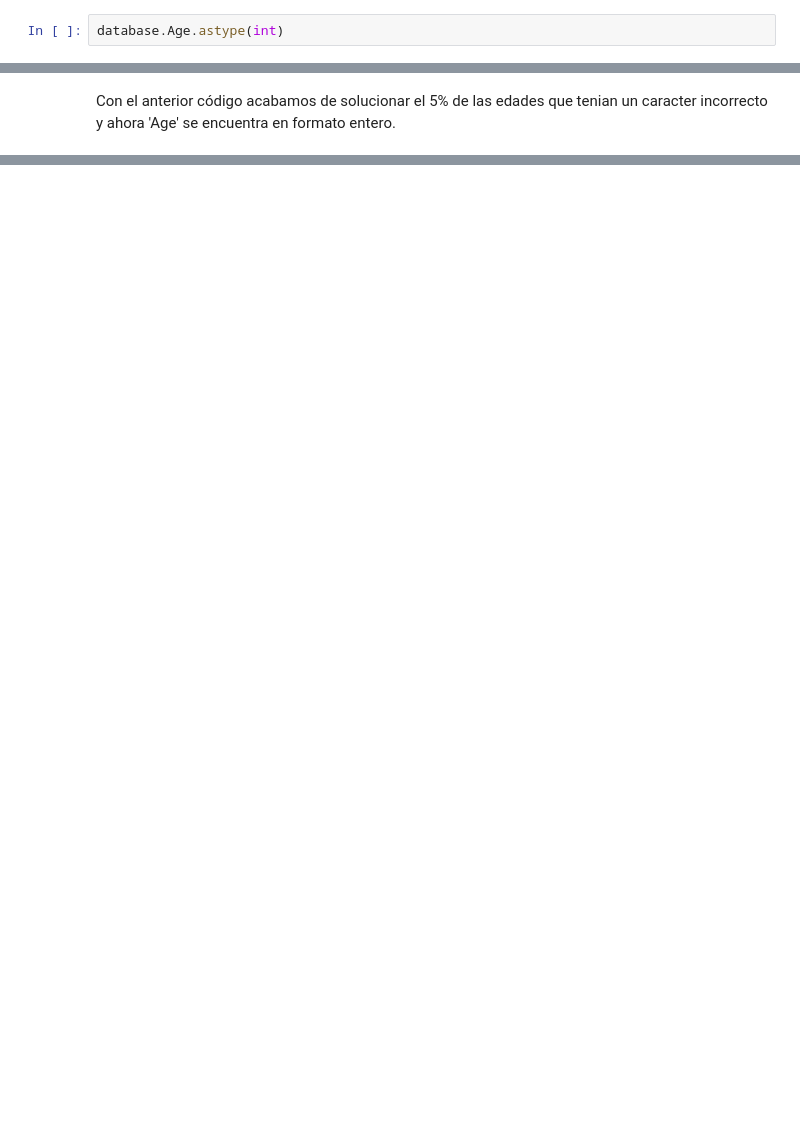
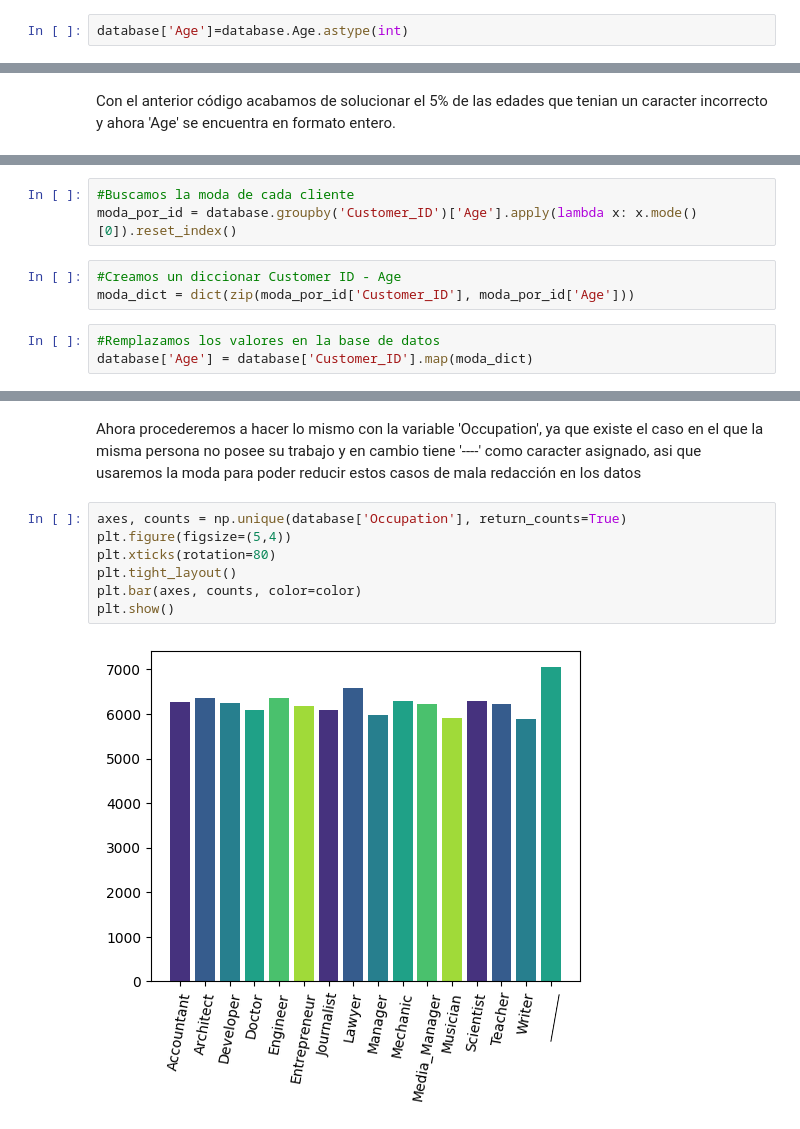
Before and after one commit to jadercaro/ClasificacionPuntajesCredito, a Jupyter notebook: Clasificación_de_puntajes_de_creditos.ipynb, the cells around one changed output, grey strips where cells are left out. Saved outputs shown, nothing was run; the diff lists cells and outputs as text; blank space fills up the shorter version.

Commit message:
Arreglo de variable ocupacion

```diff
--- a/Clasificación_de_puntajes_de_creditos.ipynb
+++ b/Clasificación_de_puntajes_de_creditos.ipynb
@@ -225,4 +226,4 @@ See the caveats in the documentation: https://pandas.pydata.org/pandas-docs/stab
   database['Age'][i] = int(database['Age'][i])
 Cantidad de errores solucionados:  4939
 # %%
-database.Age.astype(int)
+database['Age']=database.Age.astype(int)
@@ -243,0 +242,9 @@ Con el anterior código acabamos de solucionar el 5% de las edades que tenian un
+# %%
+#Buscamos la moda de cada cliente
+moda_por_id = database.groupby('Customer_ID')['Age'].apply(lambda x: x.mode()[0]).reset_index()
+# %%
+#Creamos un diccionar Customer ID - Age
+moda_dict = dict(zip(moda_por_id['Customer_ID'], moda_por_id['Age']))
+# %%
+#Remplazamos los valores en la base de datos
+database['Age'] = database['Customer_ID'].map(moda_dict)
@@ -243,0 +268,11 @@ Con el anterior código acabamos de solucionar el 5% de las edades que tenian un
+# %% [markdown]
+Ahora procederemos a hacer lo mismo con la variable 'Occupation', ya que existe el caso en el que la misma persona no posee su trabajo y en cambio tiene '----' como caracter asignado, asi que usaremos la moda para poder reducir estos casos de mala redacción en los datos
+# %%
+axes, counts = np.unique(database['Occupation'], return_counts=True)
+plt.figure(figsize=(5,4))
+plt.xticks(rotation=80)
+plt.tight_layout()
+plt.bar(axes, counts, color=color)
+plt.show()
+# %% [output]
+[figure, added]
```
Also changed, not shown: parts of 11 cells of this notebook.
